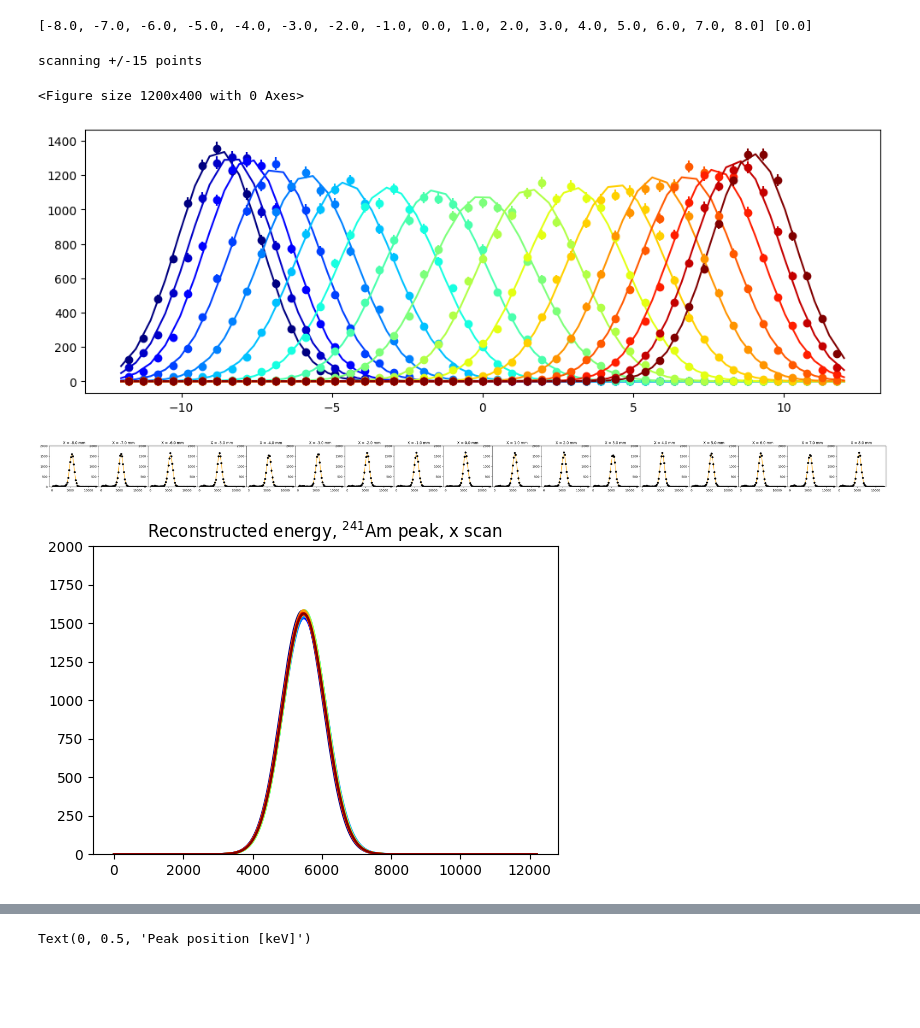
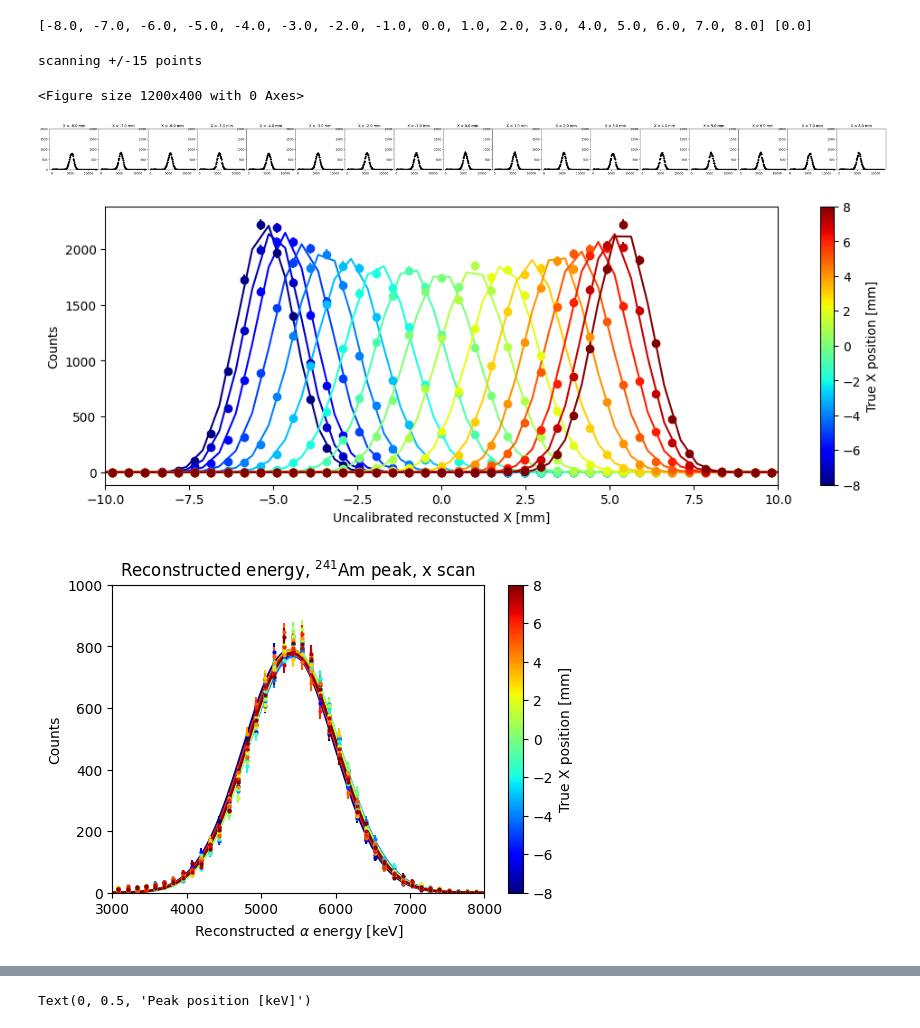
Before and after one commit to Moore-Lab/nanospheres, a Jupyter notebook: SiPMs/analyze_Am241_position_scan.ipynb, the cells around one changed output, grey strips where cells are left out. Saved outputs shown, nothing was run; the diff lists cells and outputs as text; code cells hidden in the pictures; blank space fills up the shorter version.

Commit message:
updates to plots

```diff
--- a/SiPMs/analyze_Am241_position_scan.ipynb
+++ b/SiPMs/analyze_Am241_position_scan.ipynb
@@ -157,7 +157,7 @@ x_fig = plt.figure(figsize=(12,4))
 y_fig = plt.figure(figsize=(12,4))
 
 xy_fig = plt.figure()
-xy_cal_fac = 5
+xy_cal_fac = 3
 
 remake_files = False
 
@@ -248,7 +248,7 @@ for xidx, xpos in enumerate(xval_list):
             recon_amps_fit = data['recon_amps_fit']
             nwaveforms = data['nwaveforms']
 
-        bins = np.linspace(0,12000 * (ov-24.7)/4.3, 50)
+        bins = np.linspace(0,12000 * (ov-24.7)/4.3, 100)
         bc = bins[:-1] + np.diff(bins)
 
         amps = recon_amps_fit
@@ -287,7 +287,7 @@ for xidx, xpos in enumerate(xval_list):
         plt.ylim(0,2000)
 
         plt.figure(amp_fig_single)
-        #plt.errorbar(bc*eng_cal_fac, h_fit/norm, yerr=np.sqrt(h_fit)/norm, fmt='o', color=color_list[xidx])
+        plt.errorbar(bc*eng_cal_fac, h_fit/norm, yerr=np.sqrt(h_fit)/norm, fmt='o', color=color_list[xidx], ms=2)
         plt.plot(xx*eng_cal_fac, gauss(xx, *gc_fit)/norm, color=color_list[xidx])
         plt.ylim(0,2000)
 
@@ -308,36 +308,50 @@ for xidx, xpos in enumerate(xval_list):
 
     for fig in [amp_fig,]:
         plt.figure(fig.number)
         if(yidx > 0):
             plt.gca().set_yticks([])
         else:
             plt.title("X = %.1f mm"%xpos)
         if(xidx < nrows-1):
             plt.gca().set_xticks([])
     #if(row_idx == len())
     #plt.xlabel("Uncalib. pulse height (mV)")
     #plt.ylabel("Counts/s")
     #plt.title("Max of waveform")
 
 #plt.subplot(1,2,1)
 #plt.legend()
 
 for fig in [amp_fig,]:
     plt.figure(fig.number)
     plt.subplots_adjust(hspace=0, wspace=0)
 
+plt.figure(x_fig.number)
+plt.xlim(-10,10)
+sm = plt.cm.ScalarMappable(cmap=cmap, norm=plt.Normalize(vmin=-8, vmax=8))
+plt.colorbar(sm, ax=plt.gca(), label="True X position [mm]")
+plt.xlabel("Uncalibrated reconstucted X [mm]")
+plt.ylabel("Counts")
+
 plt.figure(amp_fig_single.number)
 plt.title("Reconstructed energy, $^{241}$Am peak, x scan")
+plt.colorbar(sm, ax=plt.gca(), label="True X position [mm]")
+plt.xlabel(r"Reconstructed $\alpha$ energy [keV]")
+plt.ylabel("Counts")
+plt.xlim(3000,8000)
+plt.ylim(0,1000)
 
 plt.figure(xy_fig.number)
-plt.legend(loc='center left', bbox_to_anchor=(1, 0.5))
-plt.xlim(-12,12)
-plt.ylim(-12, 12)
+plt.colorbar(sm, ax=plt.gca(), label="True X position [mm]")
+plt.xlabel("Uncalibrated reconstucted X [mm]")
+plt.ylabel("Uncalibrated reconstucted Y [mm]")
+plt.xlim(-10,10)
+plt.ylim(-10,10)
 
 plt.show()
 # %% [output]
 scanning +/-15 points
 <Figure size 1200x400 with 0 Axes>
-[figure, old version]
+[figure, new version]
-[figure, old version]
+[figure, new version]
-[figure, old version]
+[figure, new version]
```
Also changed, not shown: parts of 1 cell of this notebook.
